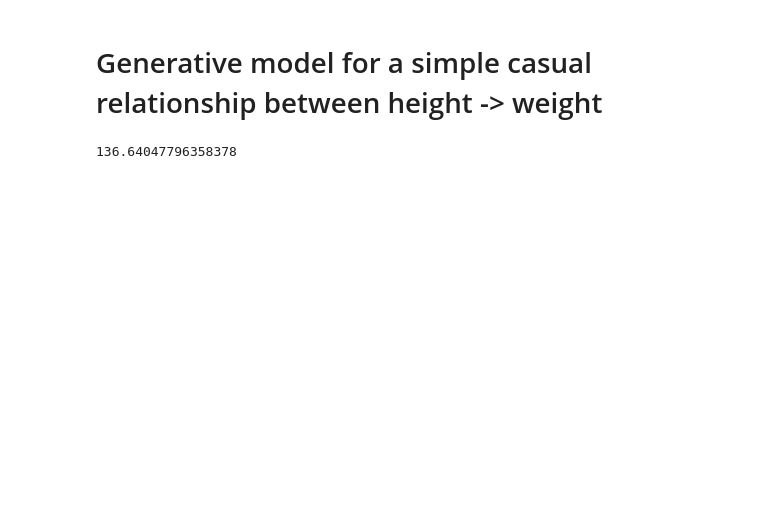
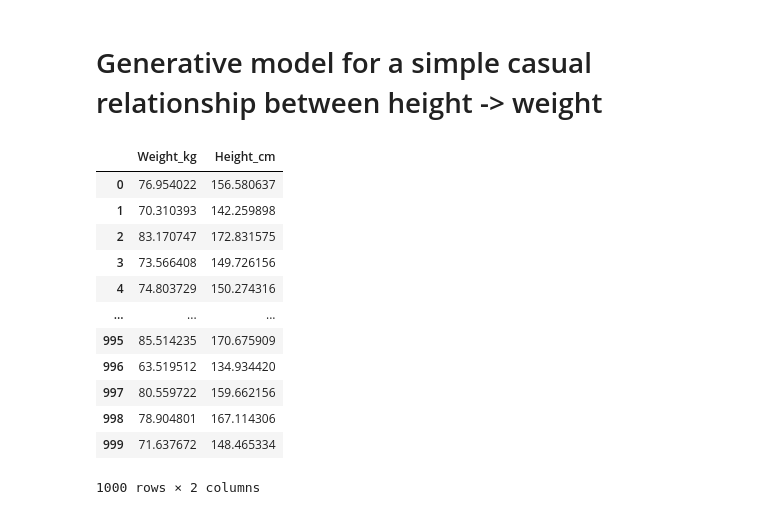
Before and after one commit to statistactics/stats-redo, a Jupyter notebook: Practice Exercises/Ex2_Geocentric Models.ipynb, the cells around one changed output. Saved outputs shown, nothing was run; the diff lists cells and outputs as text; code cells hidden in the pictures; blank space fills up the shorter version.

```diff
--- a/Practice Exercises/Ex2_Geocentric Models.ipynb
+++ b/Practice Exercises/Ex2_Geocentric Models.ipynb
@@ -33,4 +32,18 @@ samples_custom = np.random.uniform(low_bound_height, high_bound_height)
-# %%
-samples_custom
-# %% [output]
-136.64047796358378
+# %%
+sim_output = sim_weight(num_Heights = 1000, beta = 0.5, sd = 3)
+sampled_df = pd.DataFrame(sim_output, columns = ['Weight_kg', 'Height_cm'])
+sampled_df
+# %% [output]
+|  | Weight_kg | Height_cm |
+| 0 | 76.954022 | 156.580637 |
+| 1 | 70.310393 | 142.259898 |
+| 2 | 83.170747 | 172.831575 |
+| 3 | 73.566408 | 149.726156 |
+| 4 | 74.803729 | 150.274316 |
+| ... | ... | ... |
+| 995 | 85.514235 | 170.675909 |
+| 996 | 63.519512 | 134.934420 |
+| 997 | 80.559722 | 159.662156 |
+| 998 | 78.904801 | 167.114306 |
+| 999 | 71.637672 | 148.465334 |
+1000 rows × 2 columns
```
Also changed, not shown: parts of 5 cells of this notebook.
